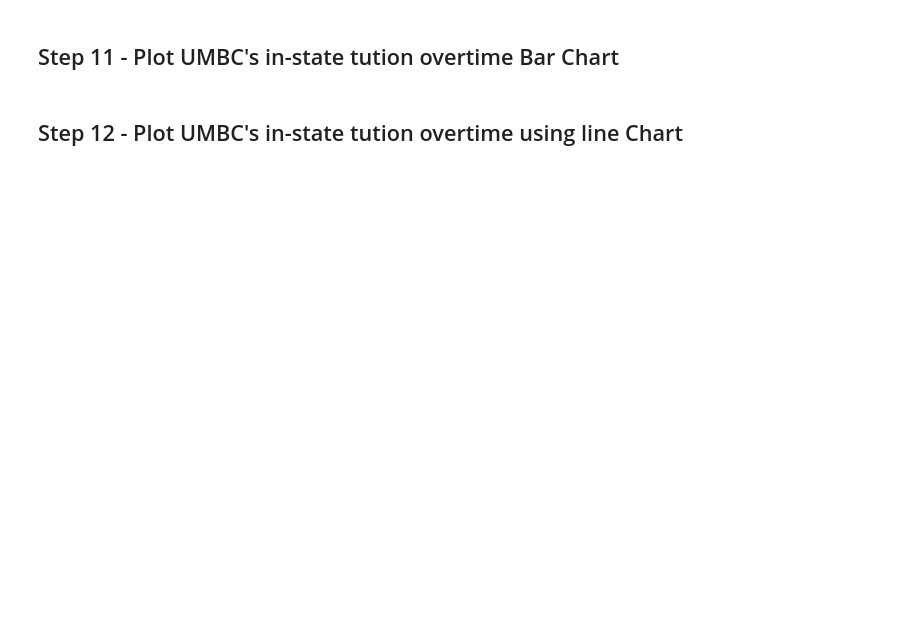
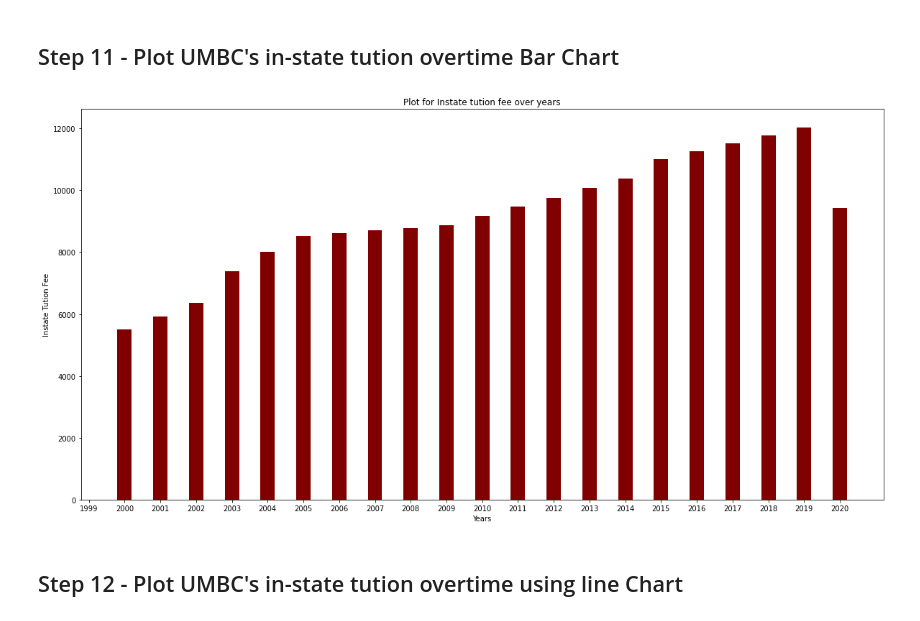
Before and after one commit to GunduSriBhanu/data690_fall2022, a Jupyter notebook: assignment_06/assignment_06.ipynb, the cells around one changed output. Drawn from its saved outputs; the diff is of its cells as text; code cells hidden in the pictures; blank space fills up the shorter version.

```diff
--- a/assignment_06/assignment_06.ipynb
+++ b/assignment_06/assignment_06.ipynb
@@ -96,0 +122,5 @@ For example, use the file extension to only use the csv files or use the name pa
+# %%
+#(Write code below)
+filelist= [f for f in os.listdir() if f.startswith("MERGED")]
+filelist.sort()
+filelist
@@ -117,3 +163,13 @@ This exercise may appear challenging but it worths the effort. You will learn a
+# %%
+#(Write code here)
+mergedlist = []
+
+for filename in filelist:
+    df = pd.read_csv(filename, usecols = ["UNITID", "INSTNM", "STABBR", "REGION", "ADM_RATE", "TUITIONFEE_IN"],index_col=None, header=0)
+    df['YEAR'] = filename.split('.')[0].split('_')[0].split('D')[-1]
+    mergedlist.append(df)
+
+df_merged = pd.concat(mergedlist, axis=0, ignore_index=True)
 # %% [markdown]
 ## Step 8 - Explore the new dataframe
 
@@ -128,0 +221,4 @@ The dataframe contains many years of data of all U.S. colleges. let's just look
+# %%
+#(Write code here)
+df_umbc = df_merged.loc[df_merged['INSTNM'].str.contains("University of Maryland-Baltimore County")]
+df_umbc
@@ -139,2 +300,16 @@ For example, # of observations, varibles, head, tail, sample, missing values, st
+# %%
+#(Write code here)
+fig = plt.figure(figsize = (20, 10))
+
+# creating the bar plot
+plt.bar(list(df_umbc.YEAR.unique()),df_umbc.TUITIONFEE_IN.values, color ='maroon',
+        width = 0.4)
+
+plt.xlabel("Years")
+plt.ylabel("Instate Tution Fee")
+plt.title("Plot for Instate tution fee over years")
+plt.show()
+# %% [output]
+[figure, added]
 # %% [markdown]
 ## Step 12 - Plot UMBC's in-state tution overtime using line Chart
```
Also changed, not shown: parts of 47 cells of this notebook.
